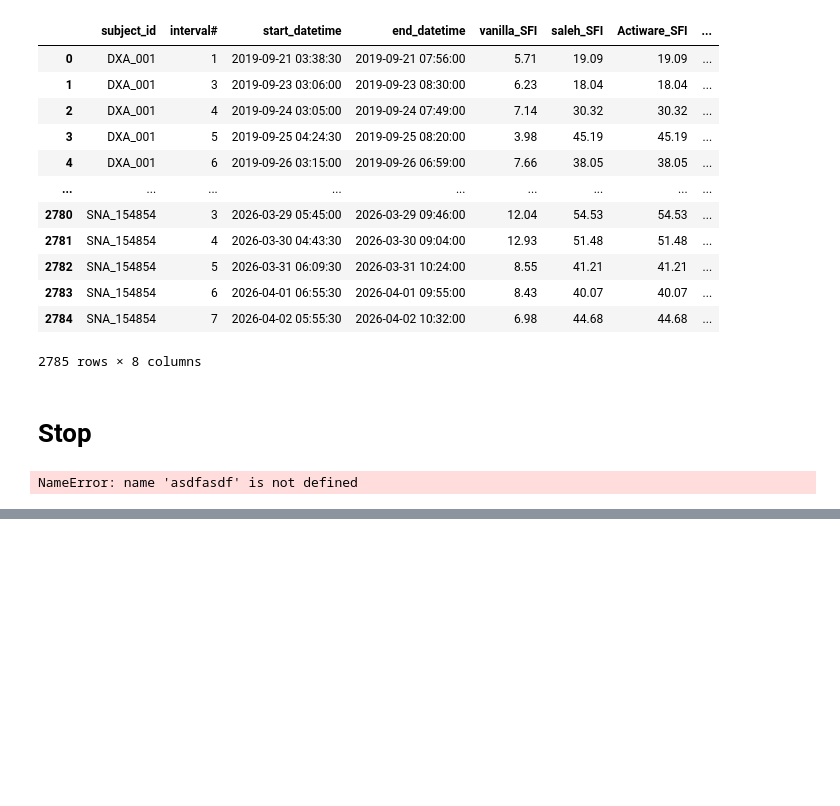
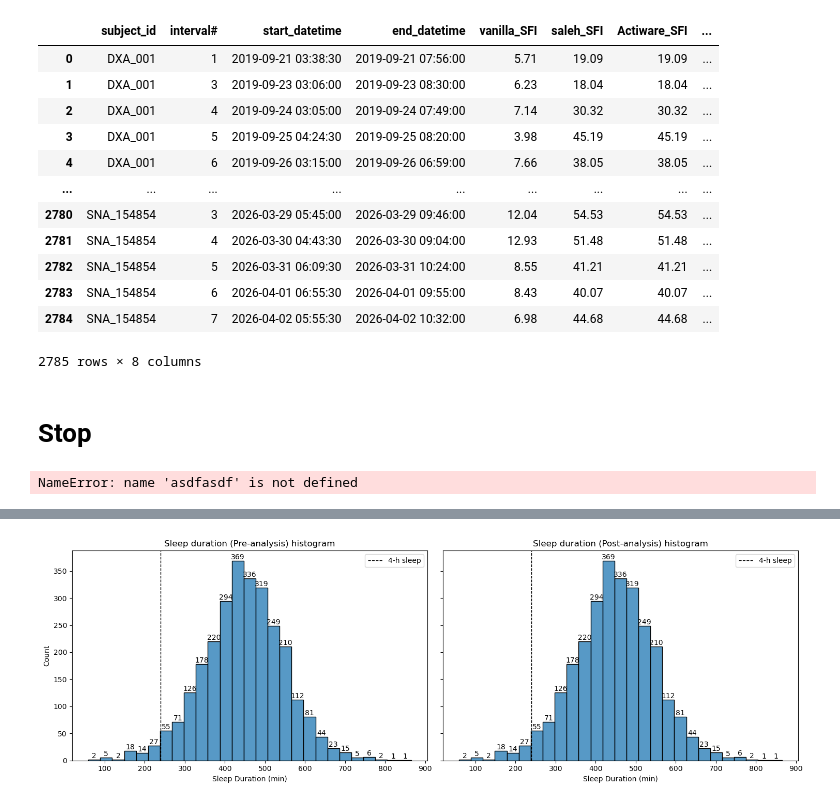
Before and after one commit to Tom-Gooding/Portfolio, a Jupyter notebook: Data_Projects/Rutgers Research/Rutgers_Sleep_Cannabis_Alcohol_study/RUmerging_sleep_actigraphy_data_091026.ipynb, the cells around one changed output, grey strips where cells are left out. Saved outputs shown, nothing was run; the diff lists cells and outputs as text; code cells hidden in the pictures; blank space fills up the shorter version.

```diff
--- a/Data_Projects/Rutgers Research/Rutgers_Sleep_Cannabis_Alcohol_study/RUmerging_sleep_actigraphy_data_091026.ipynb
+++ b/Data_Projects/Rutgers Research/Rutgers_Sleep_Cannabis_Alcohol_study/RUmerging_sleep_actigraphy_data_091026.ipynb
@@ -1906,0 +2033,22 @@ NameError: name 'asdfasdf' is not defined
+# %%
+fig, ax = plt.subplots(1,2,sharey = True, figsize=(15,5))
+
+ax1 = sns.histplot(data= valid_scored_df, x='duration', binwidth = 30, ax=ax[0])
+ax1.bar_label(ax1.containers[0])
+ax1.set_title('Sleep duration (Pre-analysis) histogram')
+ax1.set_xlabel('Sleep Duration (min)')
+ax1.axvline(x=240, ymin=0, ymax=1, ls='--', lw=1, color='black', label='4-h sleep')
+ax1.legend()
+
+ax2 = sns.histplot(data= full_noc_sleep_results_df, x='window_min', binwidth = 30, ax=ax[1])
+ax2.bar_label(ax2.containers[0])
+ax2.set_title('Sleep duration (Post-analysis) histogram')
+ax2.set_xlabel('Sleep Duration (min)')
+ax2.axvline(x=240, ymin=0, ymax=1, ls='--', lw=1, color='black', label='4-h sleep')
+ax2.legend()
+
+
+plt.tight_layout()
+plt.show()
+# %% [output]
+[figure, added]
```
Also changed, not shown: parts of 40 cells of this notebook, 2 other files.
